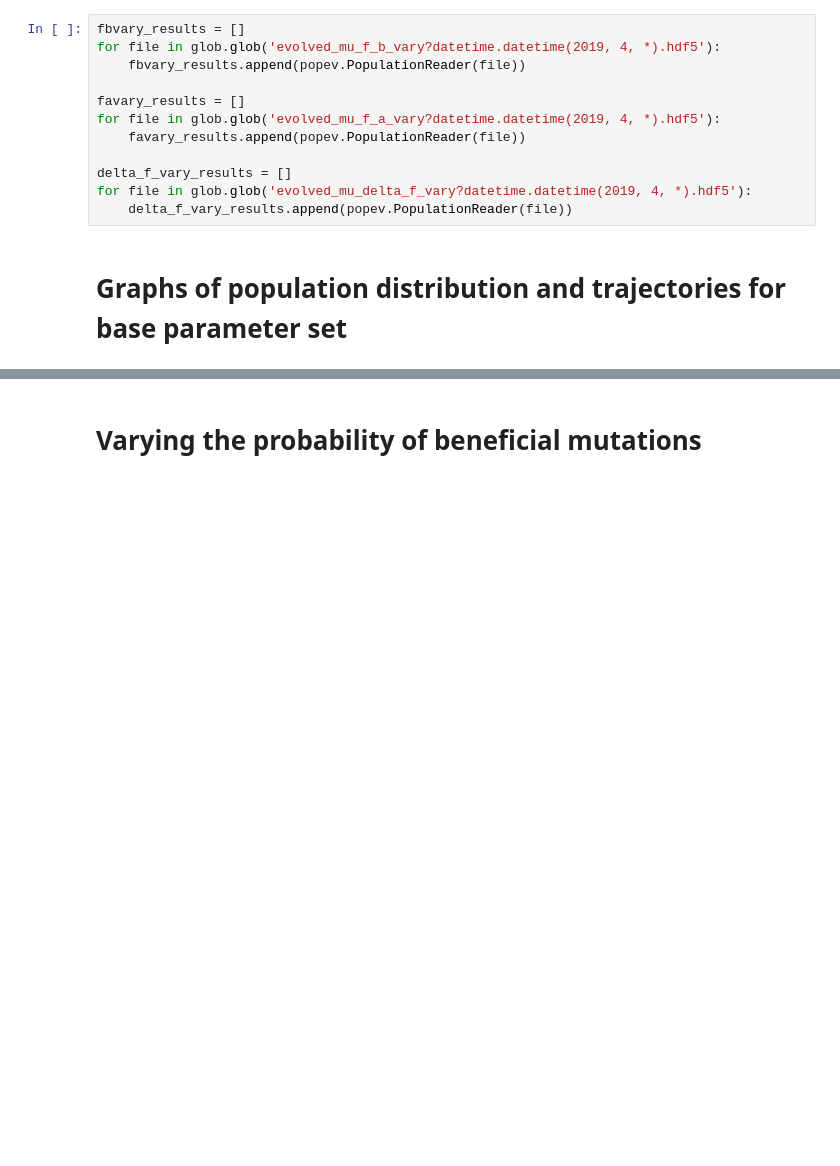
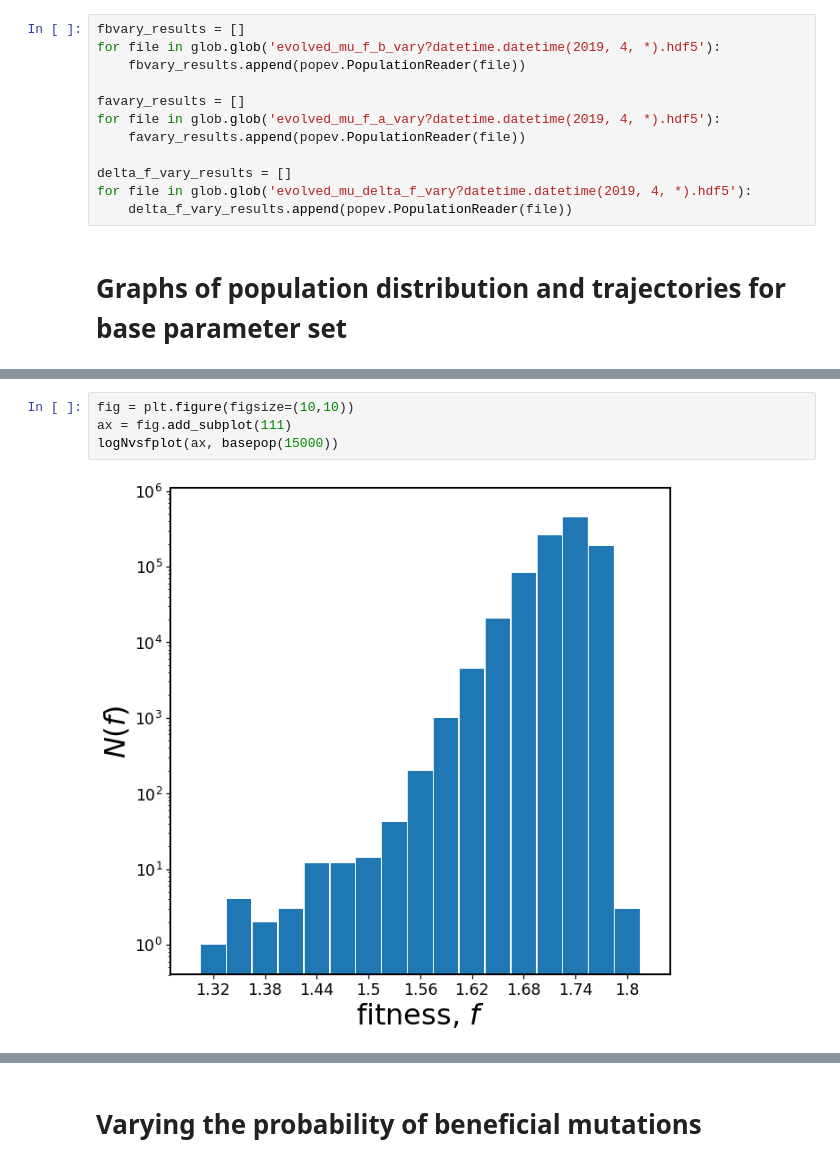
Before and after one commit to nicholas-sherer/Population-Evolution-Project-Source-Code, a Jupyter notebook: Plots related to the traveling wave regime.ipynb, the cells around one changed output, grey strips where cells are left out. Drawn from its saved outputs; the diff is of its cells as text; blank space fills up the shorter version.

```diff
--- a/Plots related to the traveling wave regime.ipynb
+++ b/Plots related to the traveling wave regime.ipynb
@@ -78,0 +95,6 @@ print('The parameters of the base population are delta_f: {},'
+# %%
+fig = plt.figure(figsize=(10,10))
+ax = fig.add_subplot(111)
+logNvsfplot(ax, basepop(15000))
+# %% [output]
+[figure, added]
```
Also changed, not shown: parts of 20 cells of this notebook.
